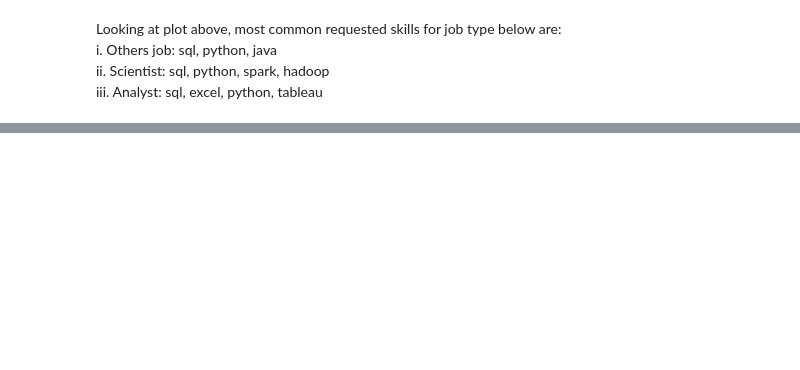
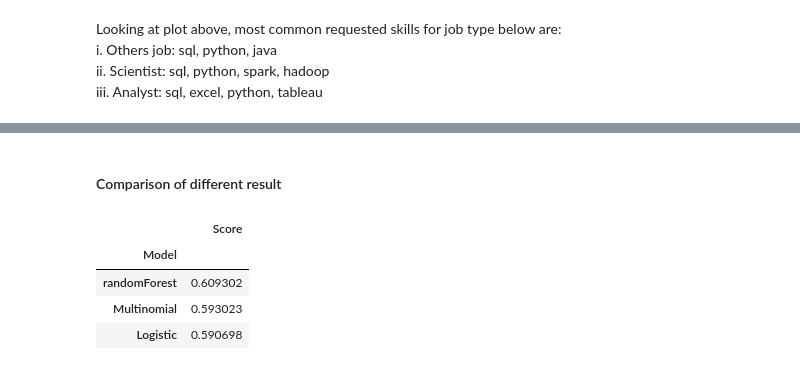
Before and after one commit to xw0927/GA_project, a Jupyter notebook: project-4/EDA_Analysis.ipynb, the cells around one changed output, grey strips where cells are left out. Drawn from its saved outputs; the diff is of its cells as text; code cells hidden in the pictures; blank space fills up the shorter version.

```diff
--- a/project-4/EDA_Analysis.ipynb
+++ b/project-4/EDA_Analysis.ipynb
@@ -621,0 +627,4 @@ iii. Analyst: sql, excel, python, tableau <br>
+# %%
+### train-test data
+from sklearn.model_selection import train_test_split
+X_train, X_test, y_train, y_test = train_test_split(df_cat['job_desc'], df_cat['category'], test_size=0.3, stratify= df_cat['category'], random_state=10)
@@ -621,0 +700,17 @@ iii. Analyst: sql, excel, python, tableau <br>
+# %%
+from sklearn.metrics import classification_report
+from sklearn.naive_bayes import MultinomialNB, BernoulliNB, GaussianNB
+from sklearn.linear_model import LogisticRegression
+
+from sklearn.pipeline import Pipeline
+
+cvt = CountVectorizer(vocabulary = vocab)
+pipeline = Pipeline([
+    ('vect', cvt),
+    ('tfidf', TfidfTransformer()),
+    ('cls', MultinomialNB())
+])
+pipeline.fit(X_train,y_train)
+predicted = pipeline.predict(X_test)
+mln_score=pipeline.score(X_test, y_test)
+mln_score
@@ -621,0 +732,15 @@ iii. Analyst: sql, excel, python, tableau <br>
+# %%
+from sklearn.ensemble import RandomForestClassifier
+
+from sklearn.pipeline import Pipeline
+
+cvt = CountVectorizer(vocabulary = vocab)
+pipeline = Pipeline([
+    ('vect', cvt),
+    ('tfidf', TfidfTransformer()),
+    ('cls', RandomForestClassifier(n_estimators=30))
+])
+pipeline.fit(X_train,y_train)
+predicted = pipeline.predict(X_test)
+rfc_score=pipeline.score(X_test, y_test)
+rfc_score
@@ -621,0 +760,17 @@ iii. Analyst: sql, excel, python, tableau <br>
+# %% [markdown]
+#### Comparison of different result
+# %%
+# Model comparison
+models = pd.DataFrame({
+  'Model': ['Logistic','Multinomial','randomForest'],
+  'Score' : [logreg_score,mln_score,rfc_score,]
+})
+
+models.set_index('Model', inplace=True)
+models.sort_values(by='Score',ascending=False)
+# %% [output]
+|  | Score |
+| Model |  |
+| randomForest | 0.609302 |
+| Multinomial | 0.593023 |
+| Logistic | 0.590698 |
```
Also changed, not shown: parts of 29 cells of this notebook, 1 other file.
